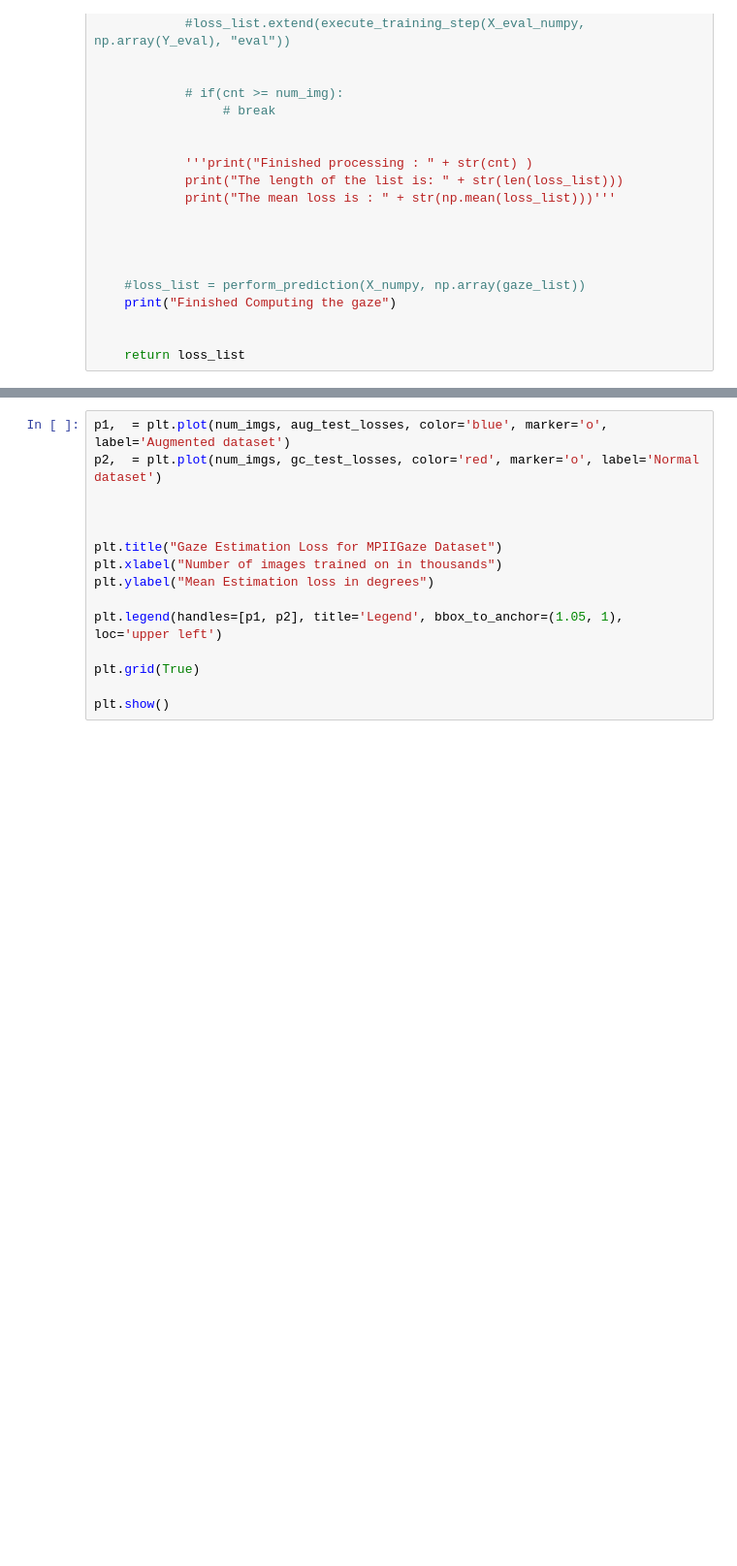
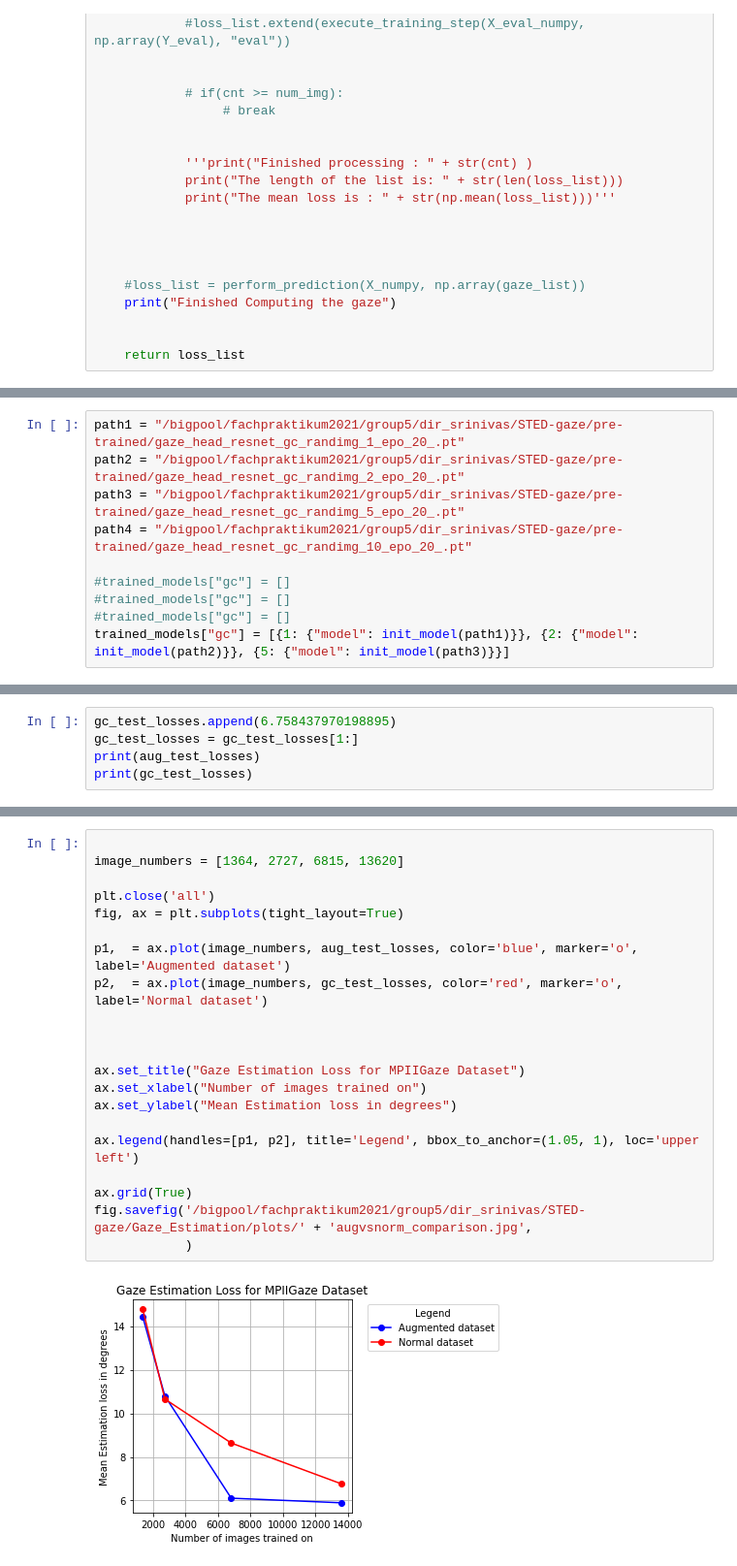
Before and after one commit to codeastra2/GazeRedirectionEstimation, a Jupyter notebook: train_gaze_estimator.ipynb, the cells around one changed output, grey strips where cells are left out. Shown at 97% size. Saved outputs shown, nothing was run; the diff lists cells and outputs as text; blank space fills up the shorter version.

Commit message:
Added Error ANalysis for AUgmented DS predictions

```diff
--- a/train_gaze_estimator.ipynb
+++ b/train_gaze_estimator.ipynb
@@ -332,0 +356,10 @@ Deprecated in NumPy 1.20; for more details and guidance: https://numpy.org/devdo
+# %%
+path1 = "/bigpool/fachpraktikum2021/group5/dir_srinivas/STED-gaze/pre-trained/gaze_head_resnet_gc_randimg_1_epo_20_.pt"
+path2 = "/bigpool/fachpraktikum2021/group5/dir_srinivas/STED-gaze/pre-trained/gaze_head_resnet_gc_randimg_2_epo_20_.pt"
+path3 = "/bigpool/fachpraktikum2021/group5/dir_srinivas/STED-gaze/pre-trained/gaze_head_resnet_gc_randimg_5_epo_20_.pt"
+path4 = "/bigpool/fachpraktikum2021/group5/dir_srinivas/STED-gaze/pre-trained/gaze_head_resnet_gc_randimg_10_epo_20_.pt"
+
+#trained_models["gc"] = []
+#trained_models["gc"] = []
+#trained_models["gc"] = []
+trained_models["gc"] = [{1: {"model": init_model(path1)}}, {2: {"model": init_model(path2)}}, {5: {"model": init_model(path3)}}]
@@ -348,0 +394,5 @@ for ds in ["aug", "gc"]:
+# %%
+gc_test_losses.append(6.758437970198895)
+gc_test_losses = gc_test_losses[1:]
+print(aug_test_losses)
+print(gc_test_losses)
@@ -349,15 +423,23 @@ for ds in ["aug", "gc"]:
 # %%
-p1,  = plt.plot(num_imgs, aug_test_losses, color='blue', marker='o', label='Augmented dataset')
-p2,  = plt.plot(num_imgs, gc_test_losses, color='red', marker='o', label='Normal dataset')
+
+image_numbers = [1364, 2727, 6815, 13620]
+
+plt.close('all')
+fig, ax = plt.subplots(tight_layout=True)
+
+p1,  = ax.plot(image_numbers, aug_test_losses, color='blue', marker='o', label='Augmented dataset')
+p2,  = ax.plot(image_numbers, gc_test_losses, color='red', marker='o', label='Normal dataset')
 
 
 
-plt.title("Gaze Estimation Loss for MPIIGaze Dataset")
-plt.xlabel("Number of images trained on in thousands")
-plt.ylabel("Mean Estimation loss in degrees")
+ax.set_title("Gaze Estimation Loss for MPIIGaze Dataset")
+ax.set_xlabel("Number of images trained on")
+ax.set_ylabel("Mean Estimation loss in degrees")
 
-plt.legend(handles=[p1, p2], title='Legend', bbox_to_anchor=(1.05, 1), loc='upper left')
+ax.legend(handles=[p1, p2], title='Legend', bbox_to_anchor=(1.05, 1), loc='upper left')
 
-plt.grid(True)
-
-plt.show()
+ax.grid(True)
+fig.savefig('/bigpool/fachpraktikum2021/group5/dir_srinivas/STED-gaze/Gaze_Estimation/plots/' + 'augvsnorm_comparison.jpg',
+            )
+# %% [output]
+[figure, added]
```
Also changed, not shown: parts of 8 cells of this notebook, 5 other files.
